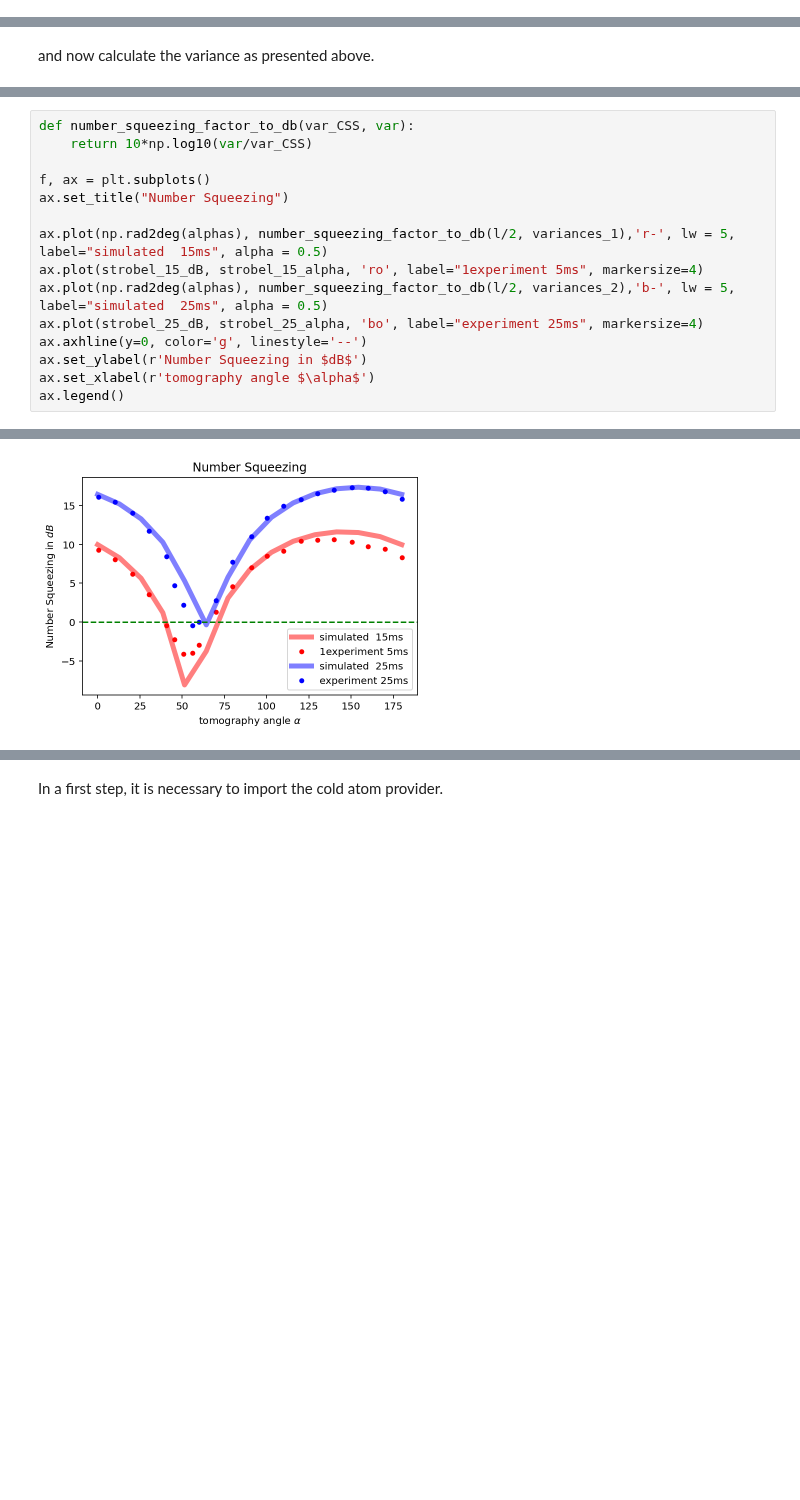
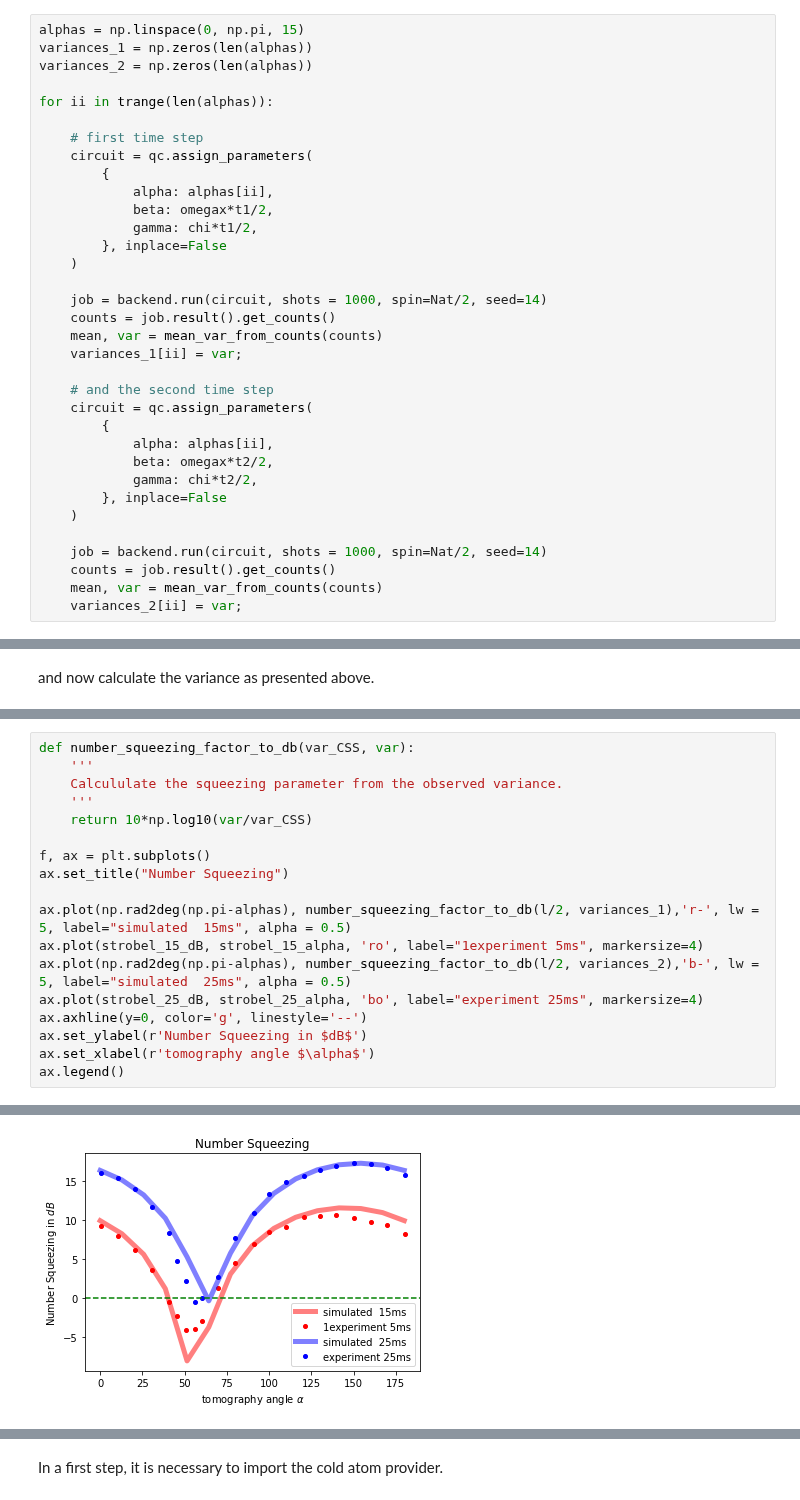
Before and after one commit to qiskit-community/qiskit-cold-atom, a Jupyter notebook: docs/tutorials/07_squeezing_in_qudits.ipynb, the cells around one changed output, grey strips where cells are left out. Saved outputs shown, nothing was run; the diff lists cells and outputs as text; blank space fills up the shorter version.

```diff
--- a/docs/tutorials/07_squeezing_in_qudits.ipynb
+++ b/docs/tutorials/07_squeezing_in_qudits.ipynb
@@ -124,0 +242,34 @@ def mean_var_from_counts(counts):
+# %%
+alphas = np.linspace(0, np.pi, 15)
+variances_1 = np.zeros(len(alphas))
+variances_2 = np.zeros(len(alphas))
+
+for ii in trange(len(alphas)):
+
+    # first time step
+    circuit = qc.assign_parameters(
+        {
+            alpha: alphas[ii],
+            beta: omegax*t1/2,
+            gamma: chi*t1/2,
+        }, inplace=False
+    )
+
+    job = backend.run(circuit, shots = 1000, spin=Nat/2, seed=14)
+    counts = job.result().get_counts()
+    mean, var = mean_var_from_counts(counts)
+    variances_1[ii] = var;
+
+    # and the second time step
+    circuit = qc.assign_parameters(
+        {
+            alpha: alphas[ii],
+            beta: omegax*t2/2,
+            gamma: chi*t2/2,
+        }, inplace=False
+    )
+
+    job = backend.run(circuit, shots = 1000, spin=Nat/2, seed=14)
+    counts = job.result().get_counts()
+    mean, var = mean_var_from_counts(counts)
+    variances_2[ii] = var;
@@ -169,18 +308,21 @@ step 10
 # %%
 def number_squeezing_factor_to_db(var_CSS, var):
+    '''
+    Calcululate the squeezing parameter from the observed variance.
+    '''
     return 10*np.log10(var/var_CSS)
 
 f, ax = plt.subplots()
 ax.set_title("Number Squeezing")
 
-ax.plot(np.rad2deg(alphas), number_squeezing_factor_to_db(l/2, variances_1),'r-', lw = 5, label="simulated  15ms", alpha = 0.5)
+ax.plot(np.rad2deg(np.pi-alphas), number_squeezing_factor_to_db(l/2, variances_1),'r-', lw = 5, label="simulated  15ms", alpha = 0.5)
 ax.plot(strobel_15_dB, strobel_15_alpha, 'ro', label="1experiment 5ms", markersize=4)
-ax.plot(np.rad2deg(alphas), number_squeezing_factor_to_db(l/2, variances_2),'b-', lw = 5, label="simulated  25ms", alpha = 0.5)
+ax.plot(np.rad2deg(np.pi-alphas), number_squeezing_factor_to_db(l/2, variances_2),'b-', lw = 5, label="simulated  25ms", alpha = 0.5)
 ax.plot(strobel_25_dB, strobel_25_alpha, 'bo', label="experiment 25ms", markersize=4)
 ax.axhline(y=0, color='g', linestyle='--')
 ax.set_ylabel(r'Number Squeezing in $dB$')
 ax.set_xlabel(r'tomography angle $\alpha$')
 ax.legend()
 # %% [output]
 <matplotlib.legend.Legend at 0x...>
-[figure, old version]
+[figure, new version]
```
Also changed, not shown: parts of 62 cells of this notebook, 4 other files.
